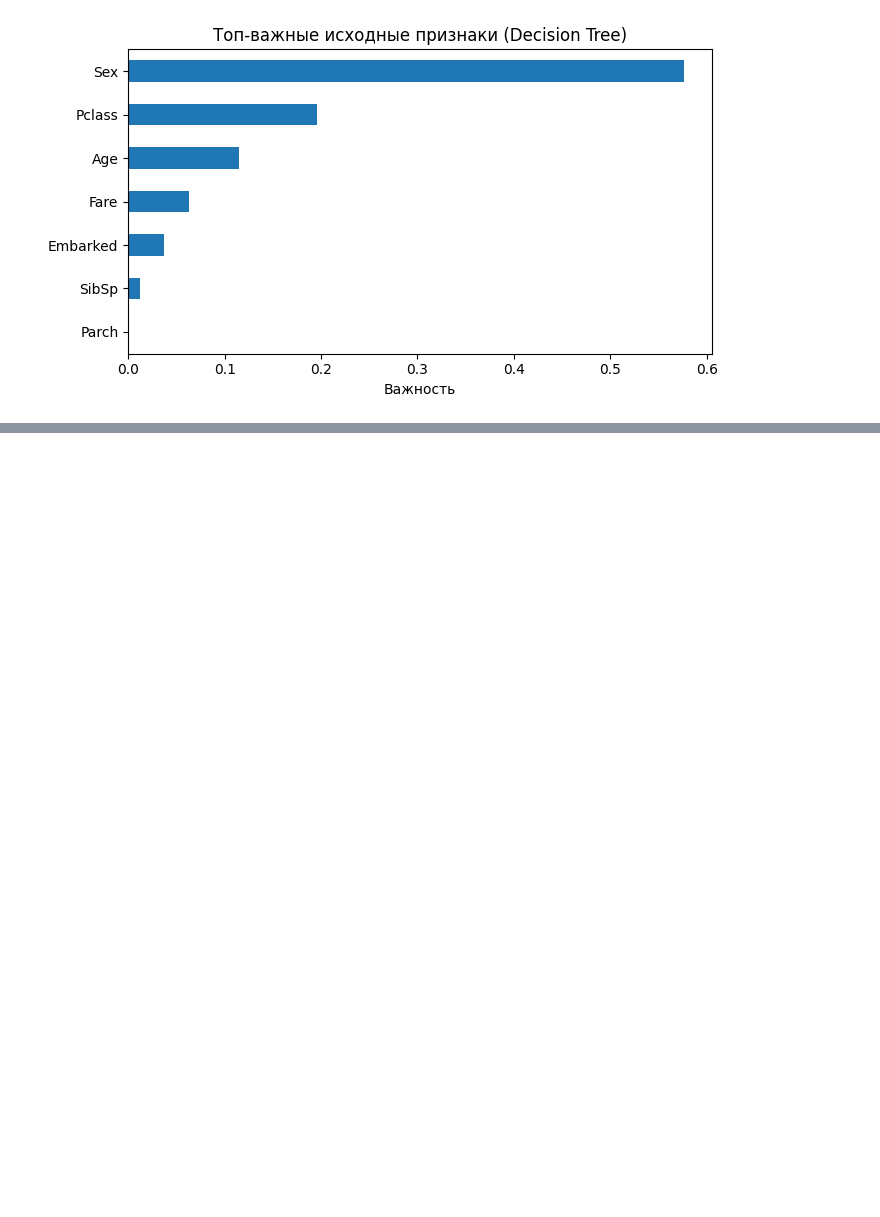
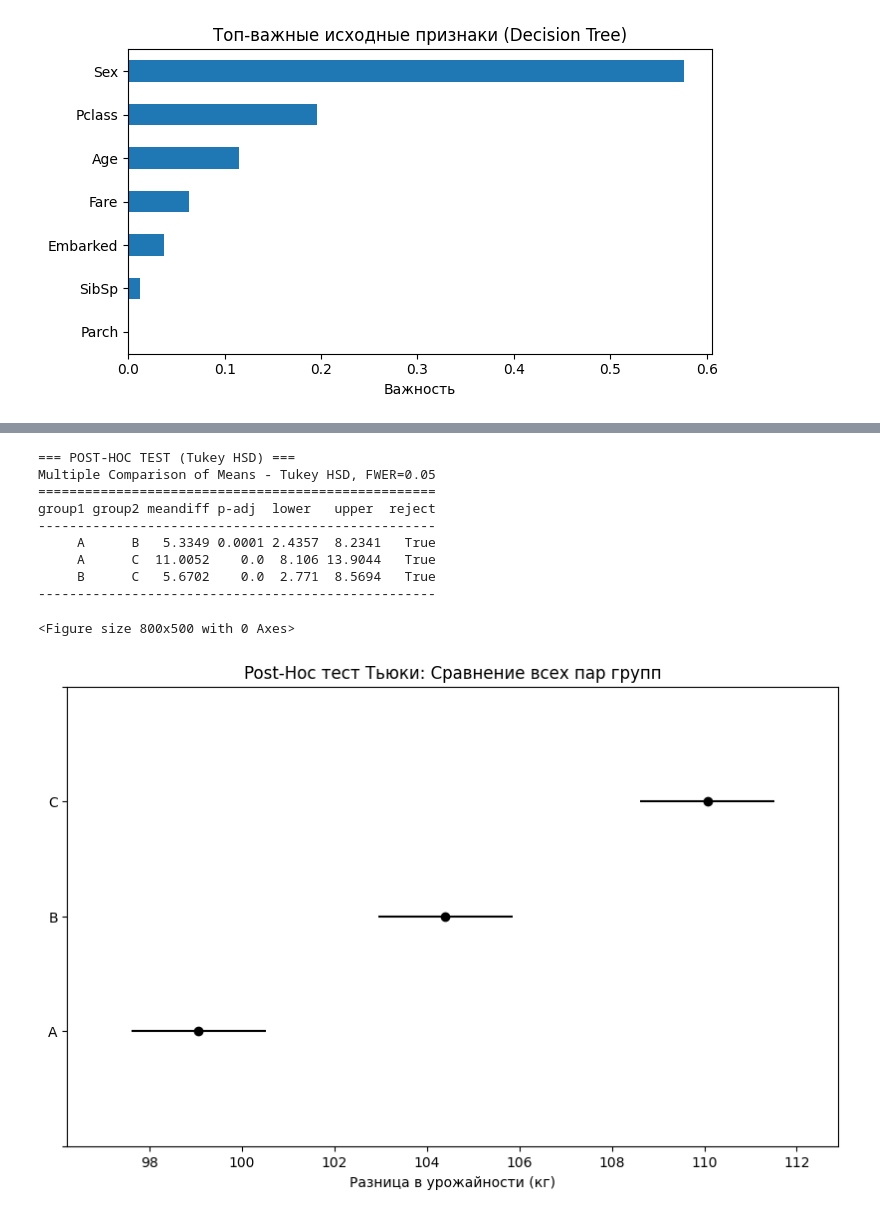
Before and after one commit to hishnick5/my_lessons, a Jupyter notebook: Data_Analitik/zachetnaya.ipynb, the cells around one changed output, grey strips where cells are left out. Cells and saved outputs as stored; diff of their text form; code cells hidden in the pictures; blank space fills up the shorter version.

```diff
--- a/Data_Analitik/zachetnaya.ipynb
+++ b/Data_Analitik/zachetnaya.ipynb
@@ -314,0 +510,27 @@ dtype: float64
+# %%
+from statsmodels.stats.multicomp import pairwise_tukeyhsd
+
+# Проводим Post-Hoc тест Тьюки
+tukey_result = pairwise_tukeyhsd(endog=df['yield'], groups=df['fertilizer'], alpha=0.05)
+
+print("\n=== POST-HOC TEST (Tukey HSD) ===")
+print(tukey_result)
+
+# Визуализируем доверительные интервалы различий
+plt.figure(figsize=(8, 5))
+tukey_result.plot_simultaneous()
+plt.title('Post-Hoc тест Тьюки: Сравнение всех пар групп')
+plt.xlabel('Разница в урожайности (кг)')
+plt.show()
+# %% [output]
+=== POST-HOC TEST (Tukey HSD) ===
+Multiple Comparison of Means - Tukey HSD, FWER=0.05
+===================================================
+group1 group2 meandiff p-adj  lower   upper  reject
+---------------------------------------------------
+     A      B   5.3349 0.0001 2.4357  8.2341   True
+     A      C  11.0052    0.0  8.106 13.9044   True
+     B      C   5.6702    0.0  2.771  8.5694   True
+---------------------------------------------------
+<Figure size 800x500 with 0 Axes>
+[figure, added]
```
Also changed, not shown: parts of 6 cells of this notebook, 5 other files.
